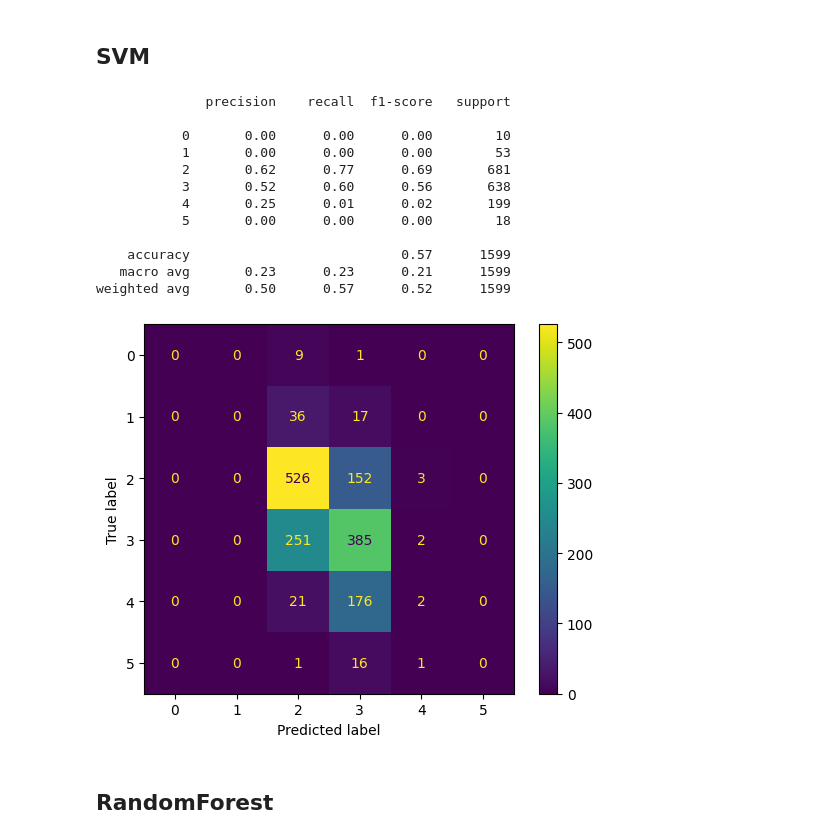
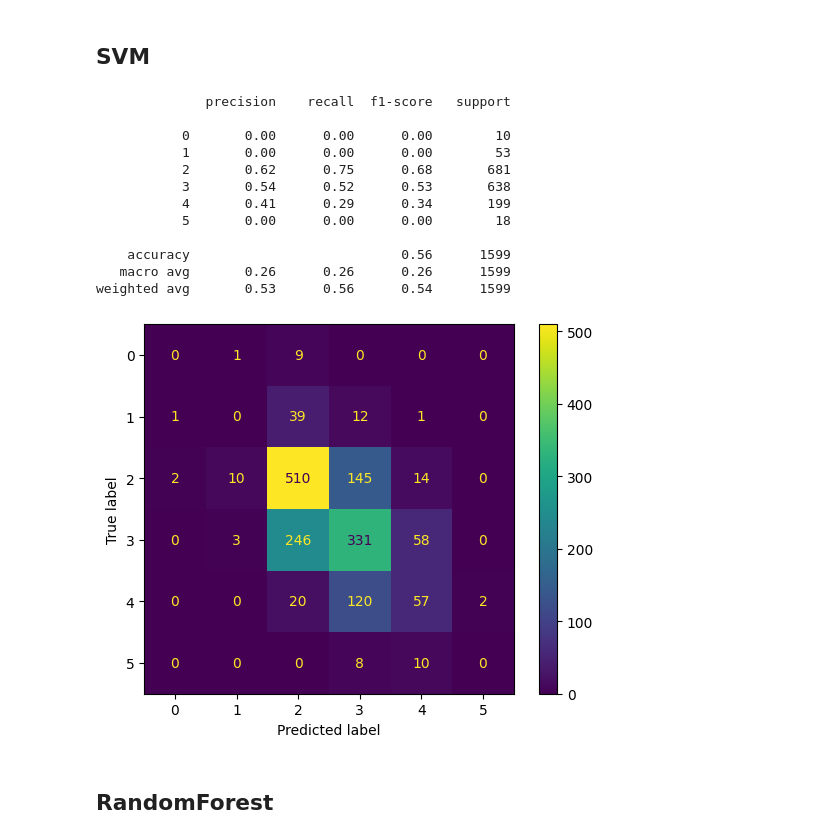
Before and after one commit to caglarrkeskinn/WineQualityClassification, a Jupyter notebook: 2 - CrossValidation.ipynb, the cells around one changed output. Cells and saved outputs as stored; diff of their text form; code cells hidden in the pictures.

```diff
--- a/2 - CrossValidation.ipynb
+++ b/2 - CrossValidation.ipynb
@@ -23,22 +23,22 @@ def report(y, pred):
 # %% [markdown]
 ## SVM
 # %%
-pred = cross_val_predict(SVC(C=100), X_data, y_data)
+pred = cross_val_predict(SVC(C=10000), X_data, y_data)
 report(y_data, pred)
 # %% [output]
               precision    recall  f1-score   support
 
            0       0.00      0.00      0.00        10
            1       0.00      0.00      0.00        53
-           2       0.62      0.77      0.69       681
-           3       0.52      0.60      0.56       638
-           4       0.25      0.01      0.02       199
+           2       0.62      0.75      0.68       681
+           3       0.54      0.52      0.53       638
+           4       0.41      0.29      0.34       199
            5       0.00      0.00      0.00        18
 
-    accuracy                           0.57      1599
-   macro avg       0.23      0.23      0.21      1599
-weighted avg       0.50      0.57      0.52      1599
+    accuracy                           0.56      1599
+   macro avg       0.26      0.26      0.26      1599
+weighted avg       0.53      0.56      0.54      1599
-[figure, old version]
+[figure, new version]
 # %% [markdown]
 ## RandomForest
 # %%
```
Also changed, not shown: parts of 6 cells of this notebook, 2 other files.
